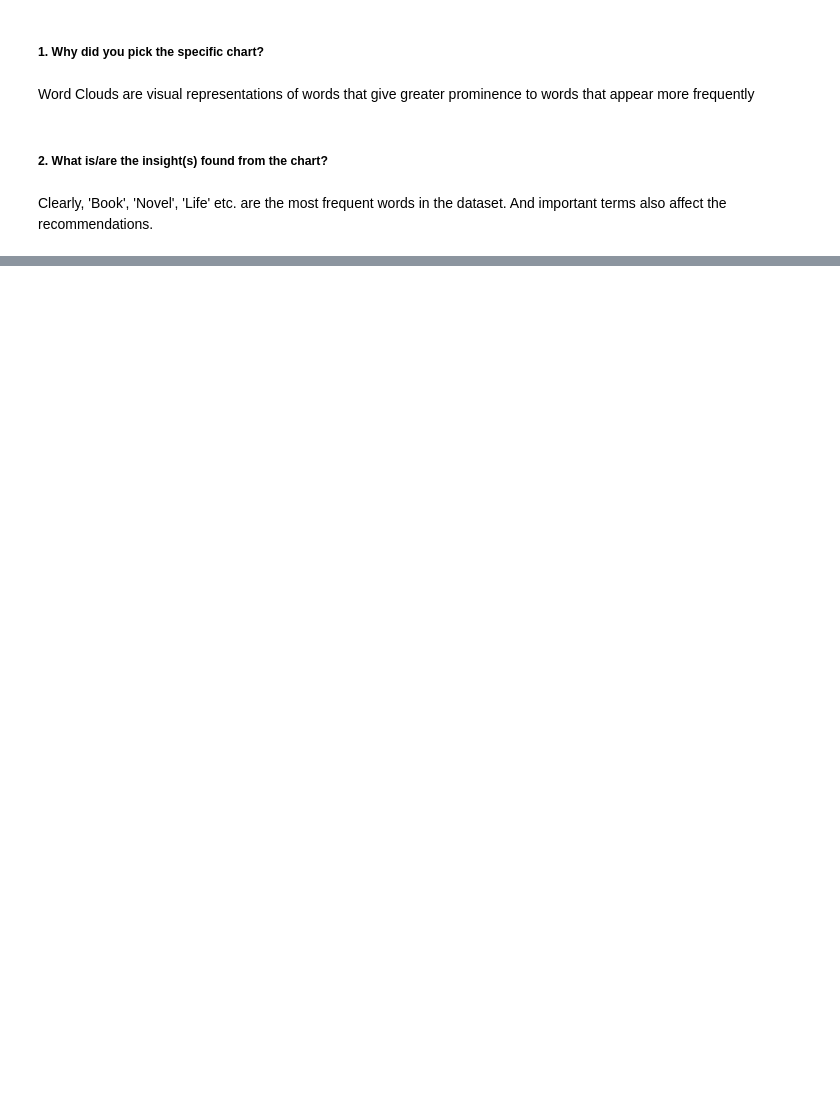
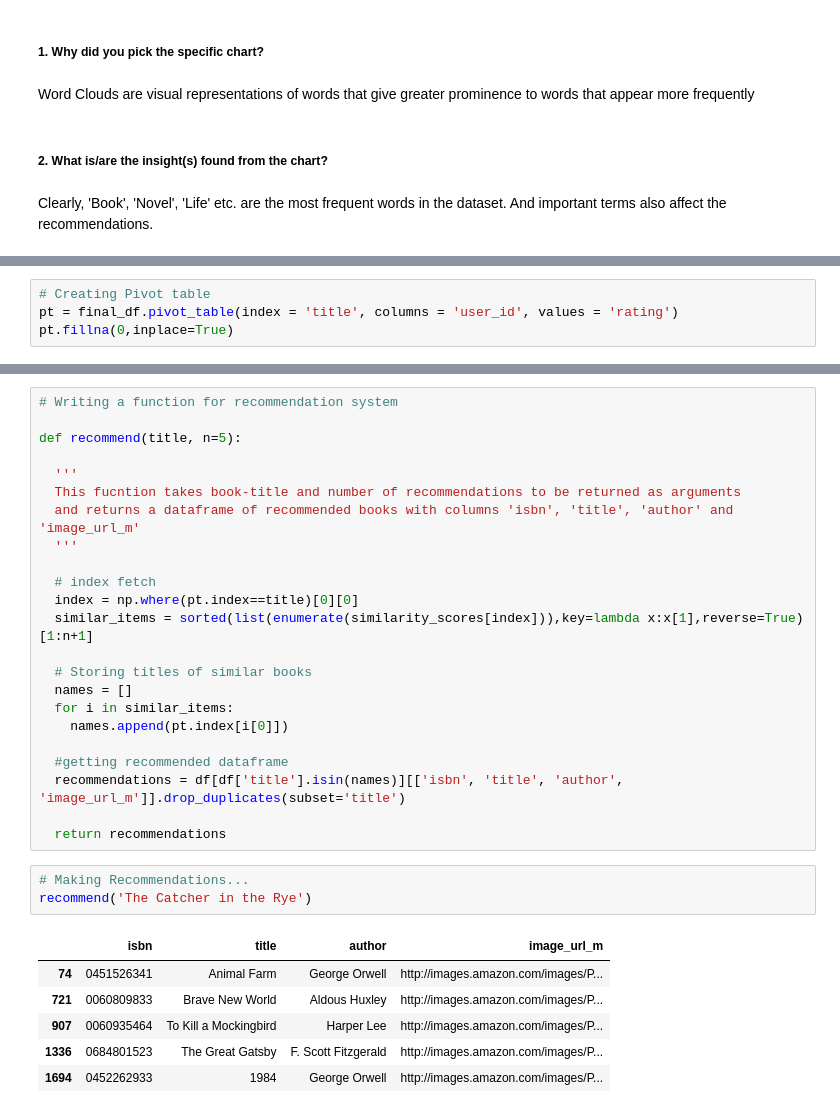
Before and after one commit to DharmeshRV/Book-Recommendation-System, a Jupyter notebook: Book_Recommendation_System.ipynb, the cells around one changed output, grey strips where cells are left out. Saved outputs shown, nothing was run; the diff lists cells and outputs as text; blank space fills up the shorter version.

```diff
--- a/Book_Recommendation_System.ipynb
+++ b/Book_Recommendation_System.ipynb
@@ -720,0 +835,4 @@ Clearly, 'Book', 'Novel', 'Life' etc. are the most frequent words in the dataset
+# %%
+# Creating Pivot table
+pt = final_df.pivot_table(index = 'title', columns = 'user_id', values = 'rating')
+pt.fillna(0,inplace=True)
@@ -720,0 +847,33 @@ Clearly, 'Book', 'Novel', 'Life' etc. are the most frequent words in the dataset
+# %%
+# Writing a function for recommendation system
+
+def recommend(title, n=5):
+
+  '''
+  This fucntion takes book-title and number of recommendations to be returned as arguments
+  and returns a dataframe of recommended books with columns 'isbn', 'title', 'author' and 'image_url_m'
+  '''
+
+  # index fetch
+  index = np.where(pt.index==title)[0][0]
+  similar_items = sorted(list(enumerate(similarity_scores[index])),key=lambda x:x[1],reverse=True)[1:n+1]
+
+  # Storing titles of similar books
+  names = []
+  for i in similar_items:
+    names.append(pt.index[i[0]])
+
+  #getting recommended dataframe
+  recommendations = df[df['title'].isin(names)][['isbn', 'title', 'author', 'image_url_m']].drop_duplicates(subset='title')
+
+  return recommendations
+# %%
+# Making Recommendations...
+recommend('The Catcher in the Rye')
+# %% [output]
+|  | isbn | title | author | image_url_m |
+| 74 | 0451526341 | Animal Farm | George Orwell | http://images.amazon.com/images/P... |
+| 721 | 0060809833 | Brave New World | Aldous Huxley | http://images.amazon.com/images/P... |
+| 907 | 0060935464 | To Kill a Mockingbird | Harper Lee | http://images.amazon.com/images/P... |
+| 1336 | 0684801523 | The Great Gatsby | F. Scott Fitzgerald | http://images.amazon.com/images/P... |
+| 1694 | 0452262933 | 1984 | George Orwell | http://images.amazon.com/images/P... |
```
Also changed, not shown: parts of 17 cells of this notebook.
